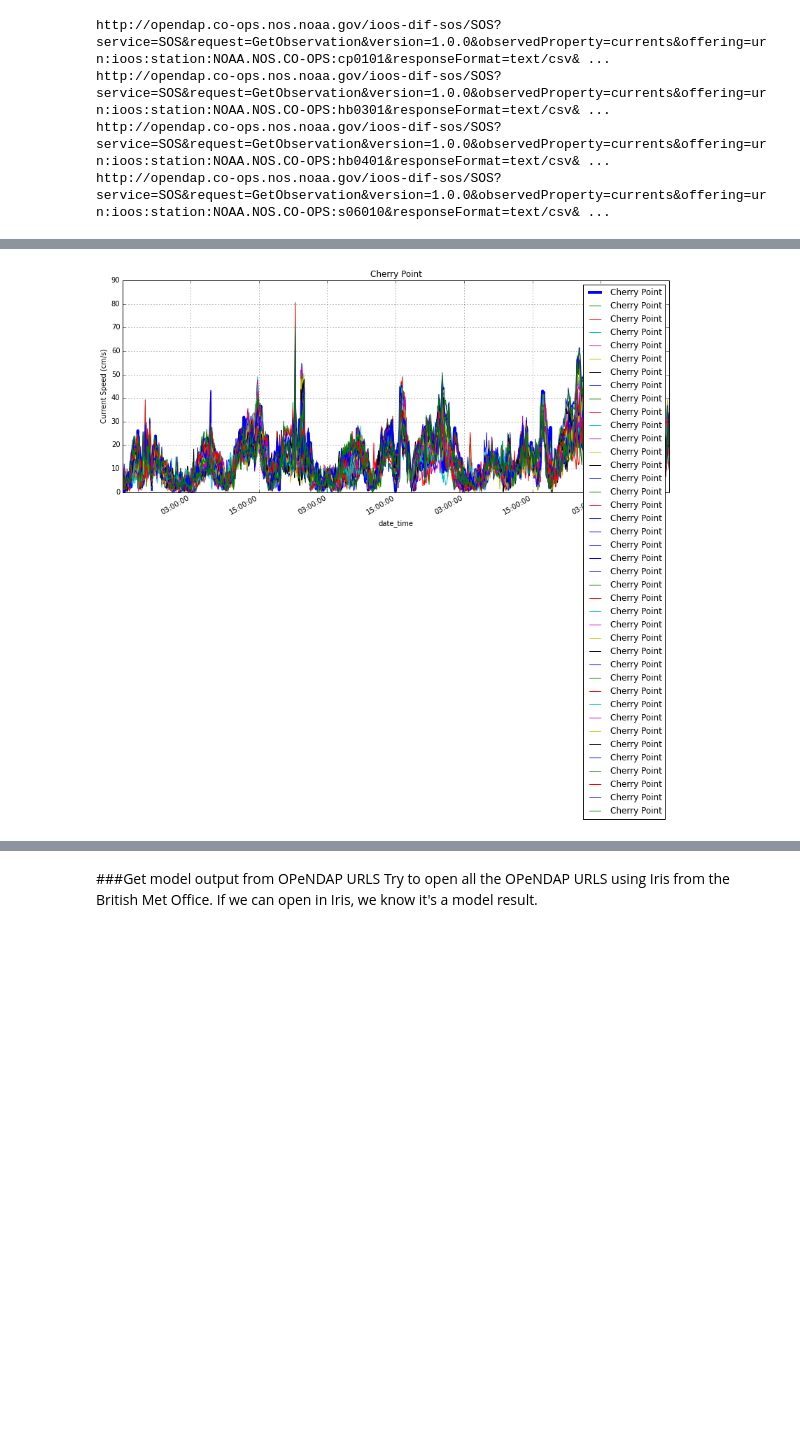
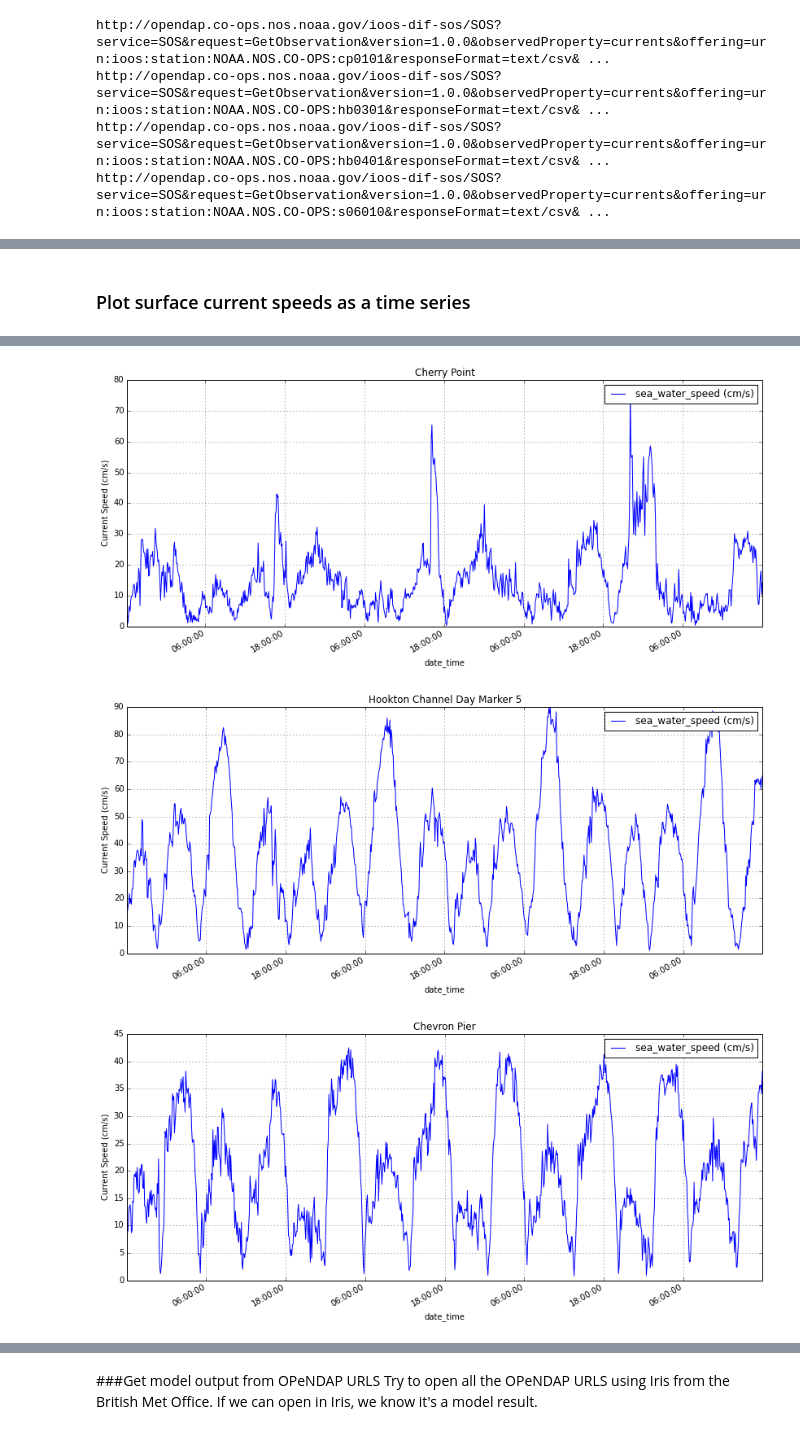
Before and after one commit to ioos/system-test, a Jupyter notebook: Theme_2_Extreme_Events/Scenario_2A_Coastal_Inundation/Scenario_2A_ModelDataCompare_Currents/Scenario_2A_Model_Obs_Compare_Currents.ipynb, the cells around one changed output, grey strips where cells are left out. Cells and saved outputs as stored; diff of their text form; code cells hidden in the pictures; blank space fills up the shorter version.

Commit message:
Add waterfall plots and time series

```diff
--- a/Theme_2_Extreme_Events/Scenario_2A_Coastal_Inundation/Scenario_2A_ModelDataCompare_Currents/Scenario_2A_Model_Obs_Compare_Currents.ipynb
+++ b/Theme_2_Extreme_Events/Scenario_2A_Coastal_Inundation/Scenario_2A_ModelDataCompare_Currents/Scenario_2A_Model_Obs_Compare_Currents.ipynb
@@ -45,7 +45,7 @@ bounding_box_type = "box"
 area = {'Hawaii': [-160.0, 18.0, -154., 23.0],
         'Gulf of Maine': [-72.0, 41.0, -69.0, 43.0],
         'New York harbor region': [-75., 39., -71., 41.5],
-        'Puerto Rico': [-71, 14, -60, 24],
+        'Puerto Rico': [-75, 12, -55, 26],
         'East Coast': [-77, 34, -70, 40],
         'North West': [-130, 38, -121, 50]}
 
@@ -69,7 +69,7 @@ print start_date,'to',stop_date
 #put the names in a dict for ease of access
 data_dict = {}
 sos_name = 'Currents'
-data_dict['currents'] = {"names":['currents','surface_eastward_sea_water_velocity','*surface_eastward_sea_water_velocity*'],
+data_dict['currents'] = {"names":['currents','surface_eastward_sea_water_velocity','*surface_eastward_sea_water_velocity*', 'current_speed'],
                       "sos_name":['currents']}
 # %% [markdown]
 ### Search CSW for datasets of interest
@@ -311,20 +325,12 @@ http://opendap.co-ops.nos.noaa.gov/ioos-dif-sos/SOS?service=SOS&request=GetObser
+# %% [markdown]
+### Plot surface current speeds as a time series
 # %%
-# print df
-num_bins = max(df['bin (count)'].values)
-new_df = []
-
-for n in range(num_bins):
-    new_df.append(obs_df[0].loc[obs_df[0]['bin (count)']==(n+1),'sea_water_speed (cm/s)'])
-
-    new_df[-1].name = obs_df[0].name
-
-print new_df[0:1]
-# print max(obs_df[0]['bin (count)'].values)
-# obs_df[0].loc[obs_df[0]['bin (count)']==1,:]
-# print new_df[0:2]
-for df2 in new_df:
-    ax = df2.plot(figsize=(14, 6), title=df2.name, legend=False)
-    plt.setp(ax.lines[0], linewidth=4.0, zorder=1)
+# break the current speed data frame into data frames by bin
+for df in obs_df:
+    figure()
+    # Only plot the first bin
+    ax = df.loc[df['bin (count)']==(1),'sea_water_speed (cm/s)'].plot(figsize=(14, 6), title=df.name, legend=False)
+    plt.setp(ax.lines[0], linewidth=1.0, zorder=1)
     ax.legend()
     ax.set_ylabel('Current Speed (cm/s)')
 # %% [output]
@@ -348 +337,3 @@ Name: Cherry Point, Length: 955]
-[figure, old version]
+[figure, new version]
+[figure, added]
+[figure, added]
```
Also changed, not shown: parts of 17 cells of this notebook, 2 other files.
